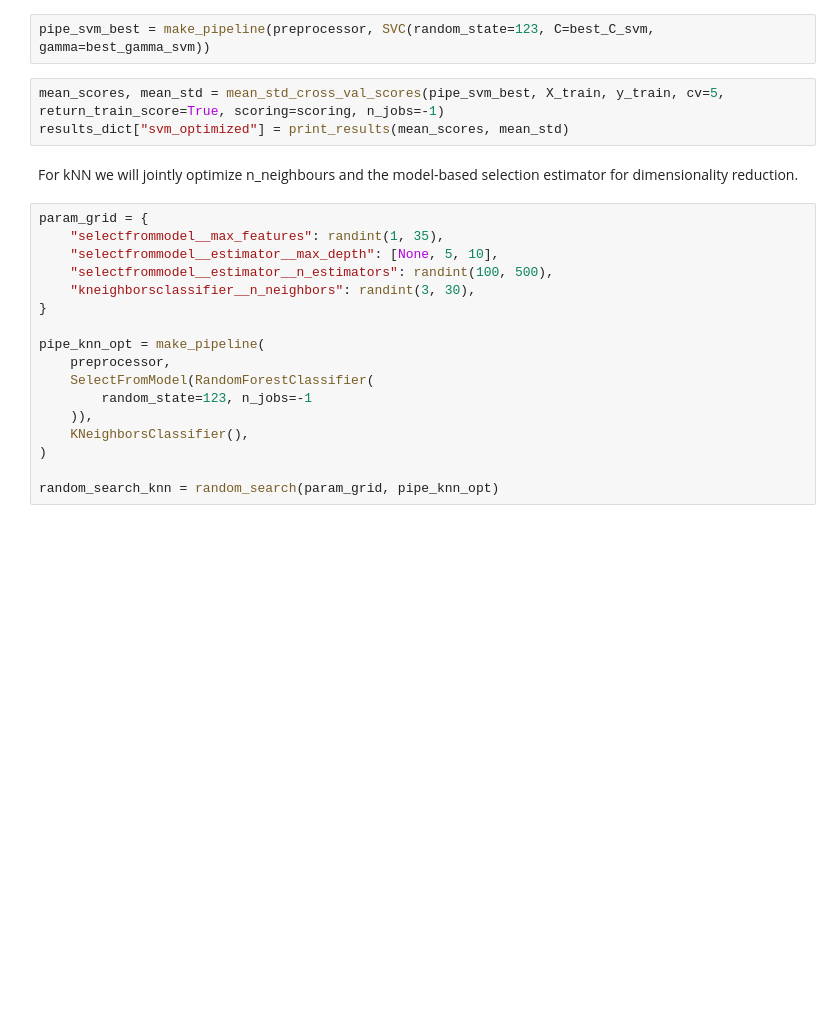
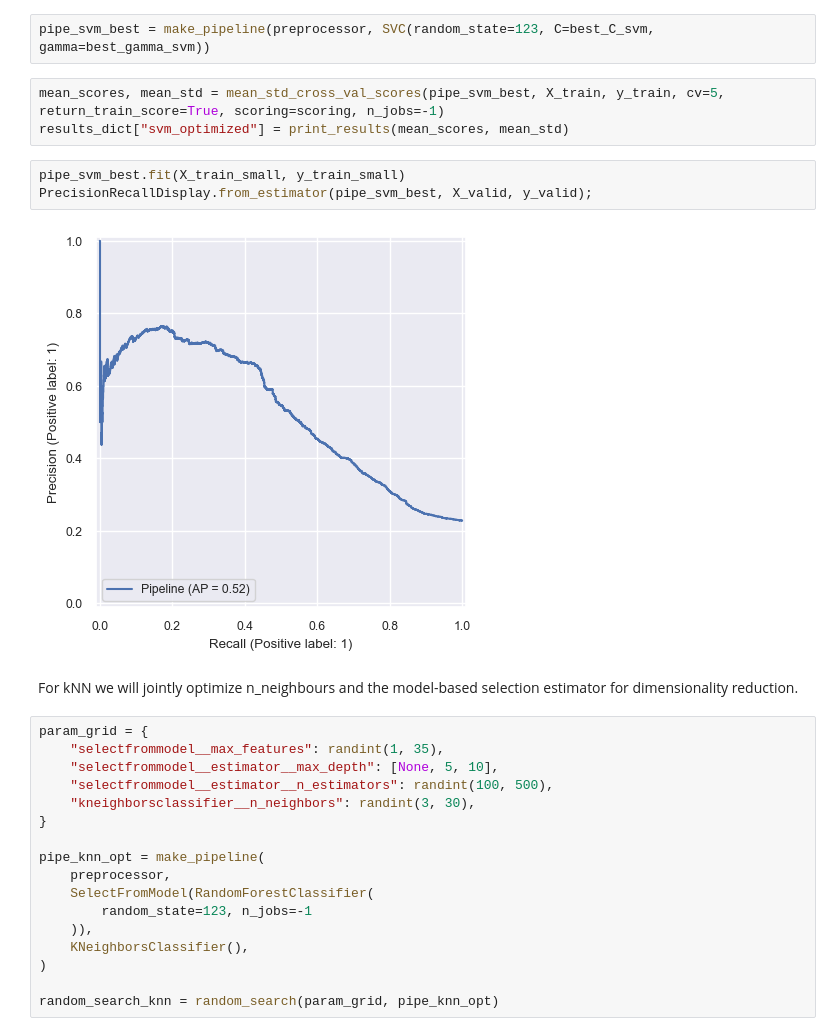
Before and after one commit to asharifo/cs330-hw5, a Jupyter notebook: hw5.ipynb, the cells around one changed output. Drawn from its saved outputs; the diff is of its cells as text; blank space fills up the shorter version.

```diff
--- a/hw5.ipynb
+++ b/hw5.ipynb
@@ -1031,6 +1036,11 @@ pipe_svm_best = make_pipeline(preprocessor, SVC(random_state=123, C=best_C_svm,
 # %%
 mean_scores, mean_std = mean_std_cross_val_scores(pipe_svm_best, X_train, y_train, cv=5, return_train_score=True, scoring=scoring, n_jobs=-1)
 results_dict["svm_optimized"] = print_results(mean_scores, mean_std)
+# %%
+pipe_svm_best.fit(X_train_small, y_train_small)
+PrecisionRecallDisplay.from_estimator(pipe_svm_best, X_valid, y_valid);
+# %% [output]
+[figure, added]
 # %% [markdown]
 For kNN we will jointly optimize n_neighbours and the model-based selection estimator for dimensionality reduction.
 # %%
```
Also changed, not shown: parts of 9 cells of this notebook.
